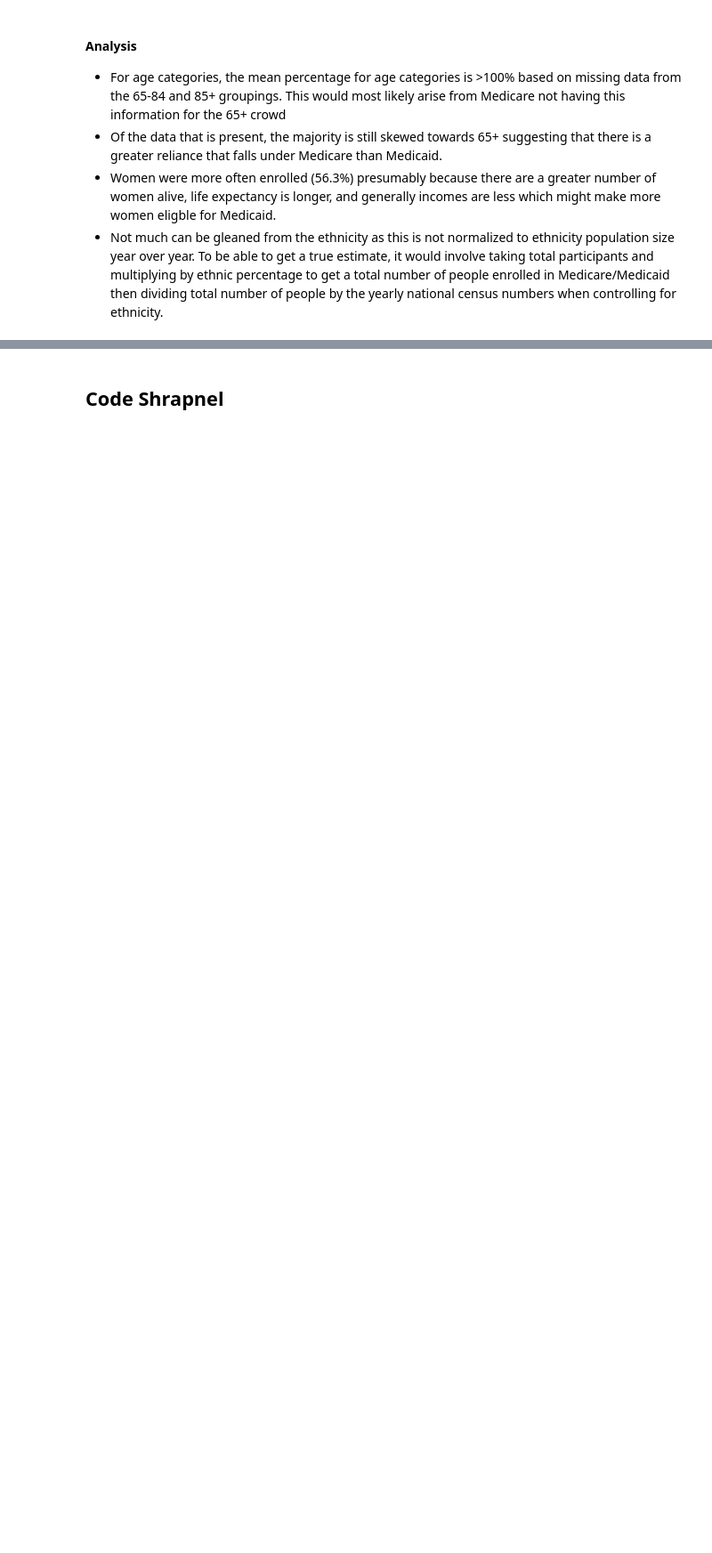
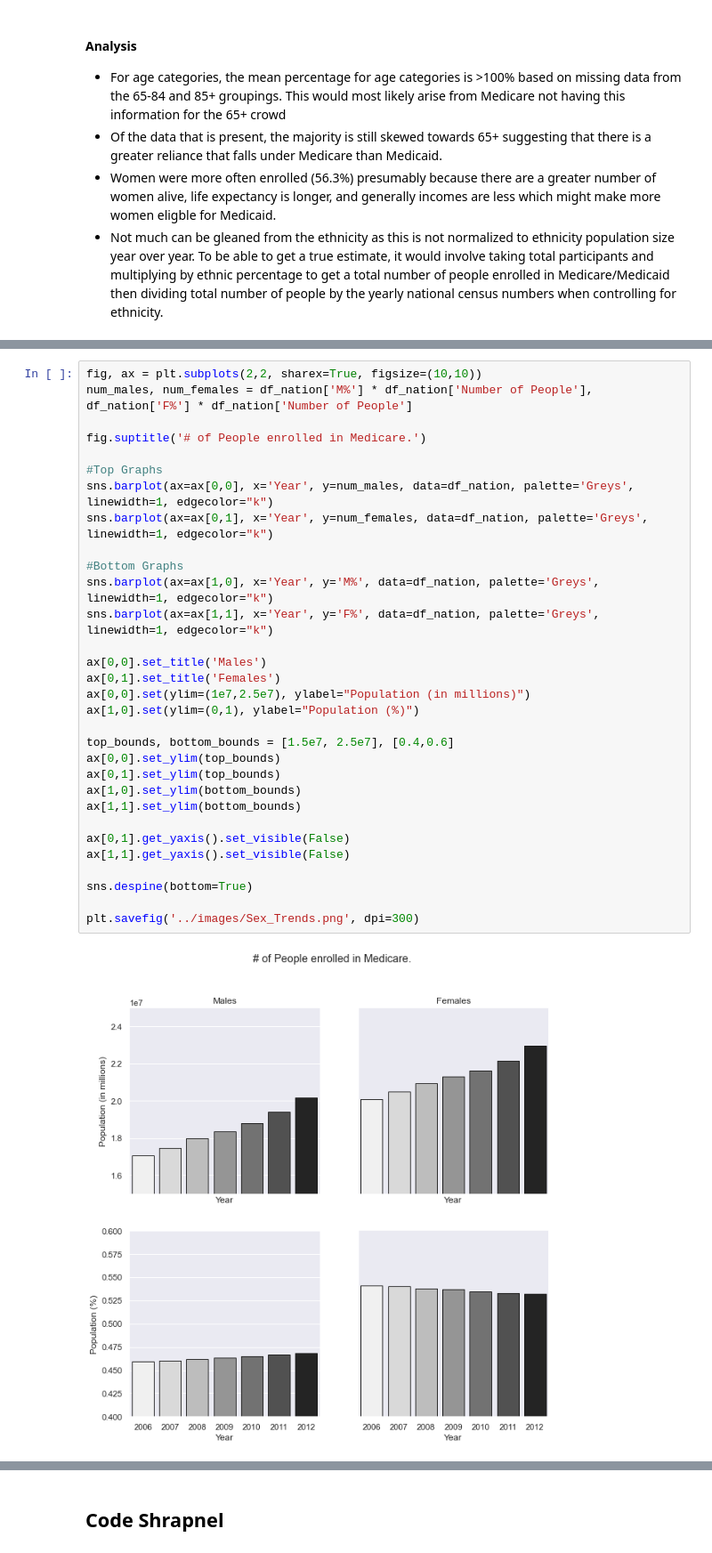
Before and after one commit to data301-2021-winter1/project-group36-project, a Jupyter notebook: notebooks/analysis1.ipynb, the cells around one changed output, grey strips where cells are left out. Shown at 89% size. Cells and saved outputs as stored; diff of their text form; blank space fills up the shorter version.

```diff
--- a/notebooks/analysis1.ipynb
+++ b/notebooks/analysis1.ipynb
@@ -111,0 +128,33 @@ dfc[["A%_<40", "A%_40-64", "A%_65-84", "A%_85+", "F%", "M%", "White%", "AfrA%","
+# %%
+fig, ax = plt.subplots(2,2, sharex=True, figsize=(10,10))
+num_males, num_females = df_nation['M%'] * df_nation['Number of People'], df_nation['F%'] * df_nation['Number of People']
+
+fig.suptitle('# of People enrolled in Medicare.')
+
+#Top Graphs
+sns.barplot(ax=ax[0,0], x='Year', y=num_males, data=df_nation, palette='Greys', linewidth=1, edgecolor="k")
+sns.barplot(ax=ax[0,1], x='Year', y=num_females, data=df_nation, palette='Greys', linewidth=1, edgecolor="k")
+
+#Bottom Graphs
+sns.barplot(ax=ax[1,0], x='Year', y='M%', data=df_nation, palette='Greys', linewidth=1, edgecolor="k")
+sns.barplot(ax=ax[1,1], x='Year', y='F%', data=df_nation, palette='Greys', linewidth=1, edgecolor="k")
+
+ax[0,0].set_title('Males')
+ax[0,1].set_title('Females')
+ax[0,0].set(ylim=(1e7,2.5e7), ylabel="Population (in millions)")
+ax[1,0].set(ylim=(0,1), ylabel="Population (%)")
+
+top_bounds, bottom_bounds = [1.5e7, 2.5e7], [0.4,0.6]
+ax[0,0].set_ylim(top_bounds)
+ax[0,1].set_ylim(top_bounds)
+ax[1,0].set_ylim(bottom_bounds)
+ax[1,1].set_ylim(bottom_bounds)
+
+ax[0,1].get_yaxis().set_visible(False)
+ax[1,1].get_yaxis().set_visible(False)
+
+sns.despine(bottom=True)
+
+plt.savefig('../images/Sex_Trends.png', dpi=300)
+# %% [output]
+[figure, added]
```
Also changed, not shown: parts of 10 cells of this notebook, 1 other file.
